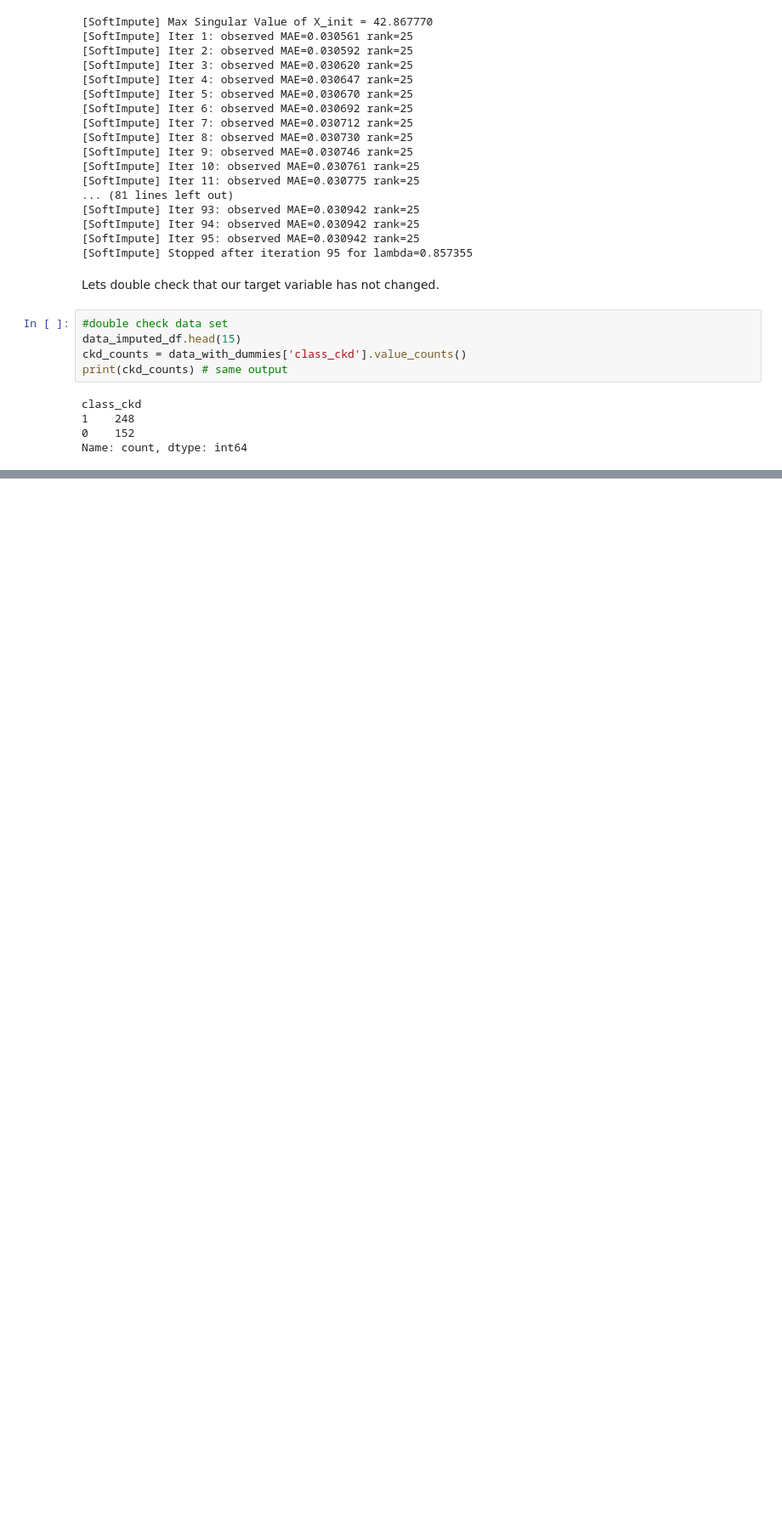
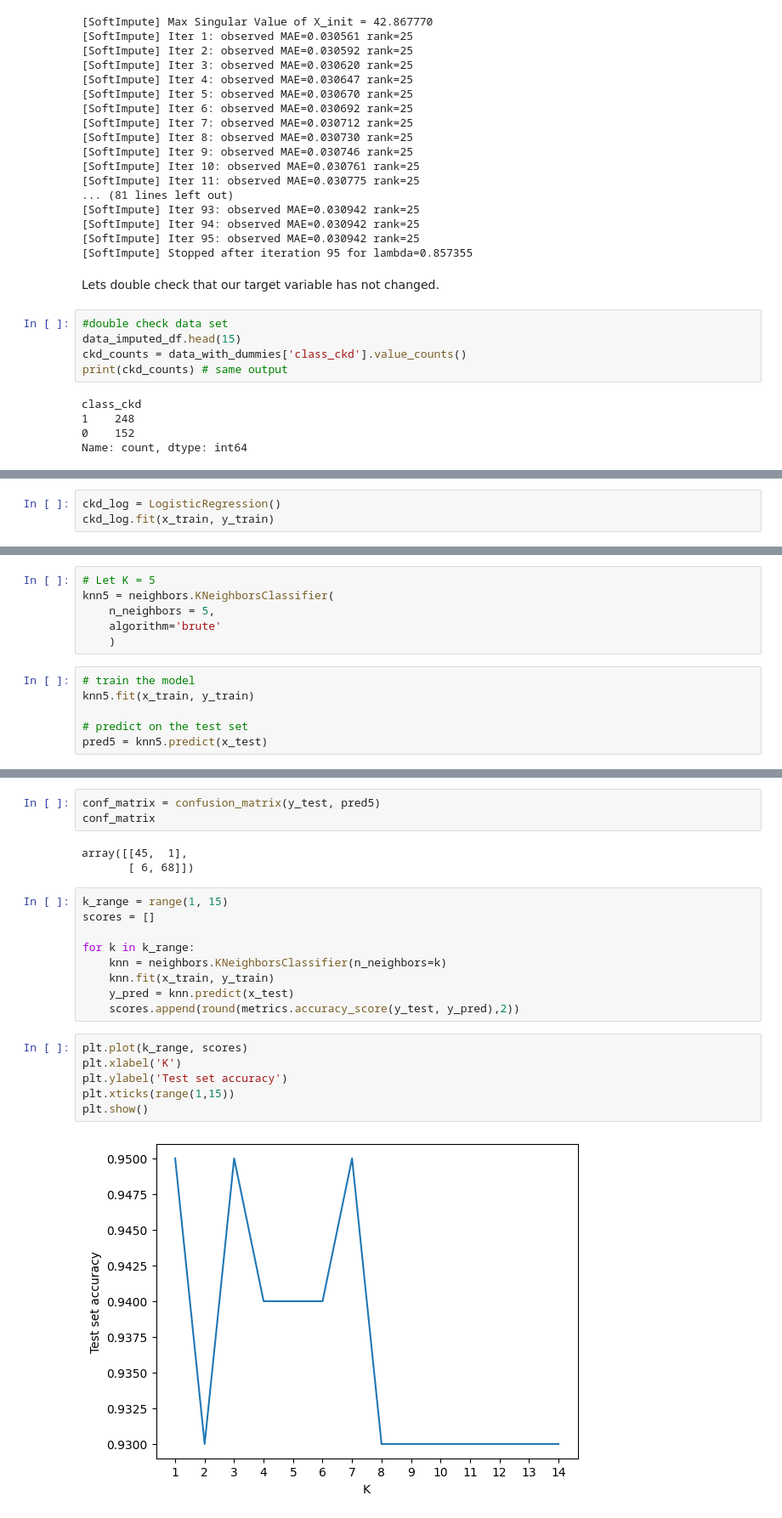
Before and after one commit to Anu-Kumar2/STATS3DA3_A6, a Jupyter notebook: A6_Git.ipynb, the cells around one changed output, grey strips where cells are left out. Shown at 85% size. Saved outputs shown, nothing was run; the diff lists cells and outputs as text; blank space fills up the shorter version.

```diff
--- a/A6_Git.ipynb
+++ b/A6_Git.ipynb
@@ -323,0 +448,3 @@ Name: count, dtype: int64
+# %%
+ckd_log = LogisticRegression()
+ckd_log.fit(x_train, y_train)
@@ -323,0 +517,12 @@ Name: count, dtype: int64
+# %%
+# Let K = 5
+knn5 = neighbors.KNeighborsClassifier(
+    n_neighbors = 5,
+    algorithm='brute'
+    )
+# %%
+# train the model
+knn5.fit(x_train, y_train)
+
+# predict on the test set
+pred5 = knn5.predict(x_test)
@@ -323,0 +534,23 @@ Name: count, dtype: int64
+# %%
+conf_matrix = confusion_matrix(y_test, pred5)
+conf_matrix
+# %% [output]
+array([[45,  1],
+       [ 6, 68]])
+# %%
+k_range = range(1, 15)
+scores = []
+
+for k in k_range:
+    knn = neighbors.KNeighborsClassifier(n_neighbors=k)
+    knn.fit(x_train, y_train)
+    y_pred = knn.predict(x_test)
+    scores.append(round(metrics.accuracy_score(y_test, y_pred),2))
+# %%
+plt.plot(k_range, scores)
+plt.xlabel('K')
+plt.ylabel('Test set accuracy')
+plt.xticks(range(1,15))
+plt.show()
+# %% [output]
+[figure, added]
```
Also changed, not shown: parts of 18 cells of this notebook.
